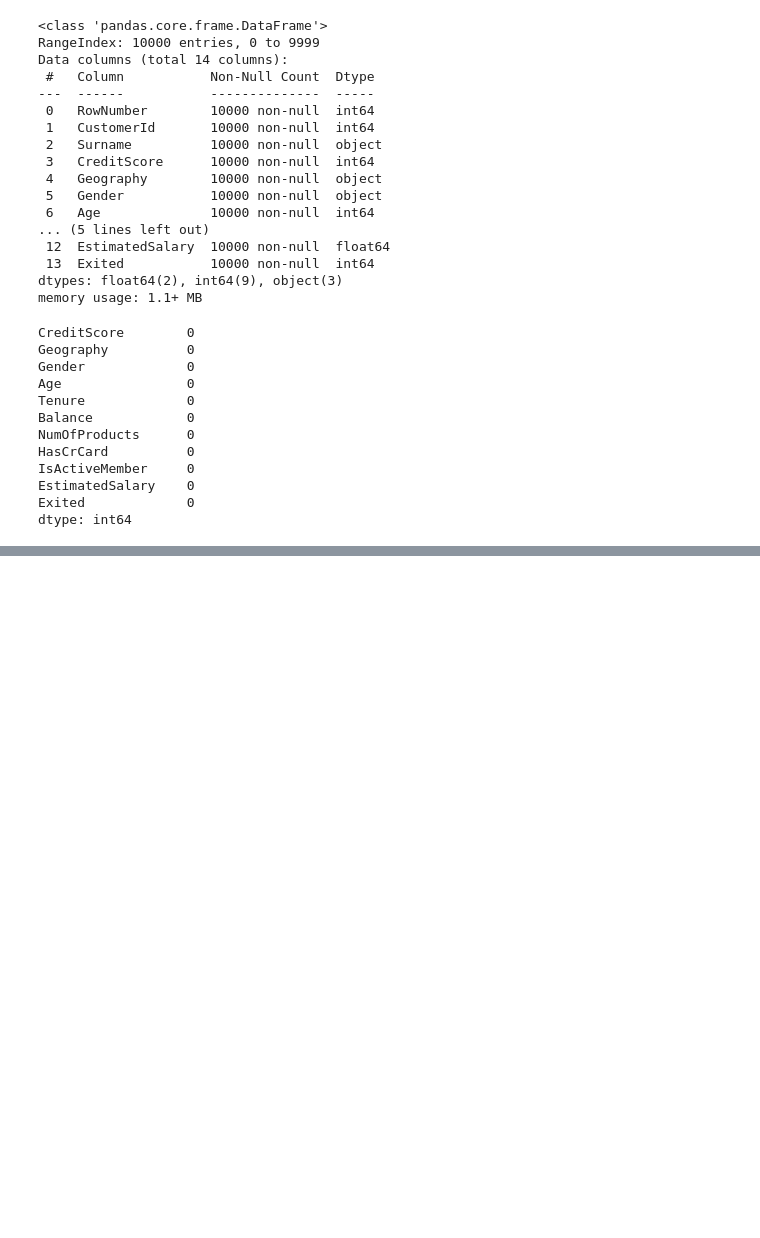
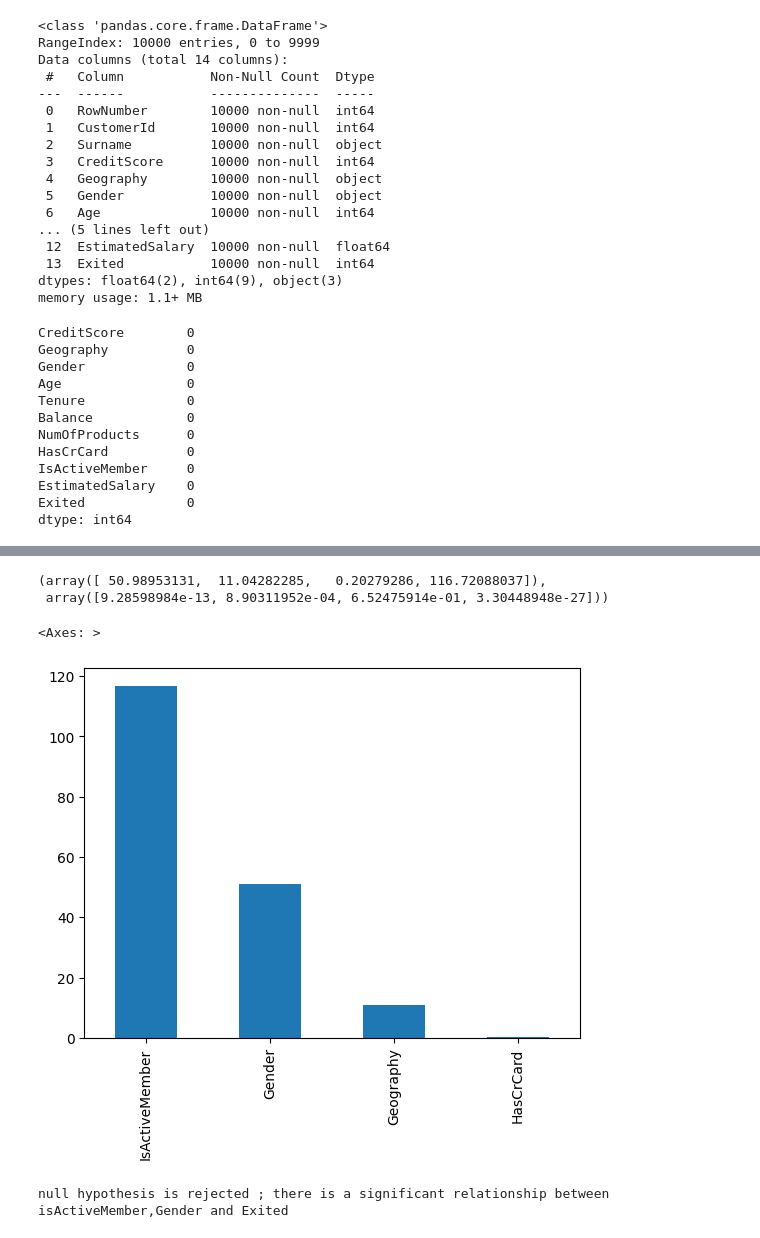
Before and after one commit to marcus2348532/ML_LAB, a Jupyter notebook: 2348532_Lab1.ipynb, the cells around one changed output, grey strips where cells are left out. Drawn from its saved outputs; the diff is of its cells as text; code cells hidden in the pictures; blank space fills up the shorter version.

```diff
--- a/2348532_Lab1.ipynb
+++ b/2348532_Lab1.ipynb
@@ -261,0 +103,2 @@ sns.scatterplot(x=df.Age,y=df.NumOfProducts,color="green")
+# %%
+categorical_data=df[['Gender','Geography', 'HasCrCard','IsActiveMember','Exited']]
@@ -261,0 +114,5 @@ sns.scatterplot(x=df.Age,y=df.NumOfProducts,color="green")
+# %%
+from sklearn.preprocessing import LabelEncoder
+for col in categorical_data.columns:
+  le=LabelEncoder()
+  categorical_data[col]=le.fit_transform(categorical_data[col])
@@ -261,0 +146,17 @@ sns.scatterplot(x=df.Age,y=df.NumOfProducts,color="green")
+# %%
+from sklearn.feature_selection import chi2
+X=categorical_data.drop(columns=['Exited'])
+Y=categorical_data['Exited']
+# %%
+chi_scores=chi2(X,Y)
+chi_scores
+# %% [output]
+(array([ 50.98953131,  11.04282285,   0.20279286, 116.72088037]),
+ array([9.28598984e-13, 8.90311952e-04, 6.52475914e-01, 3.30448948e-27]))
+# %%
+chi_values=pd.Series(chi_scores[0],index=X.columns)
+chi_values.sort_values(ascending=False,inplace=True)
+chi_values.plot.bar()
+# %% [output]
+<Axes: >
+[figure, added]
@@ -261,0 +166,8 @@ sns.scatterplot(x=df.Age,y=df.NumOfProducts,color="green")
+# %%
+alpha = 0.05
+if p_value <= alpha:
+  print('null hypothesis is rejected ; there is a significant relationship between isActiveMember,Gender and Exited')
+else:
+  print('null hypothesis is accepted ; there is no significant relationship between isActiveMember,Gender and Exited')
+# %% [output]
+null hypothesis is rejected ; there is a significant relationship between isActiveMember,Gender and Exited
```
Also changed, not shown: parts of 51 cells of this notebook.
